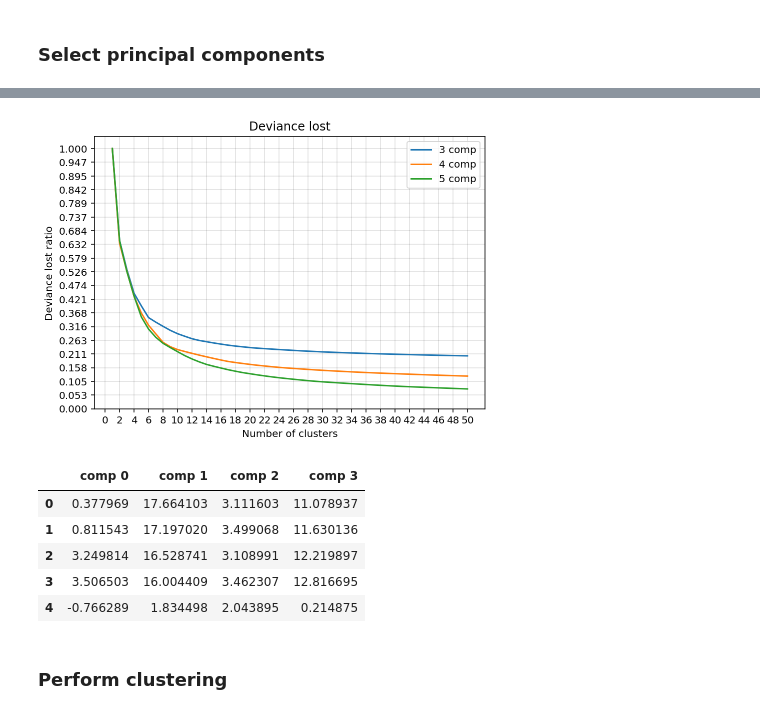
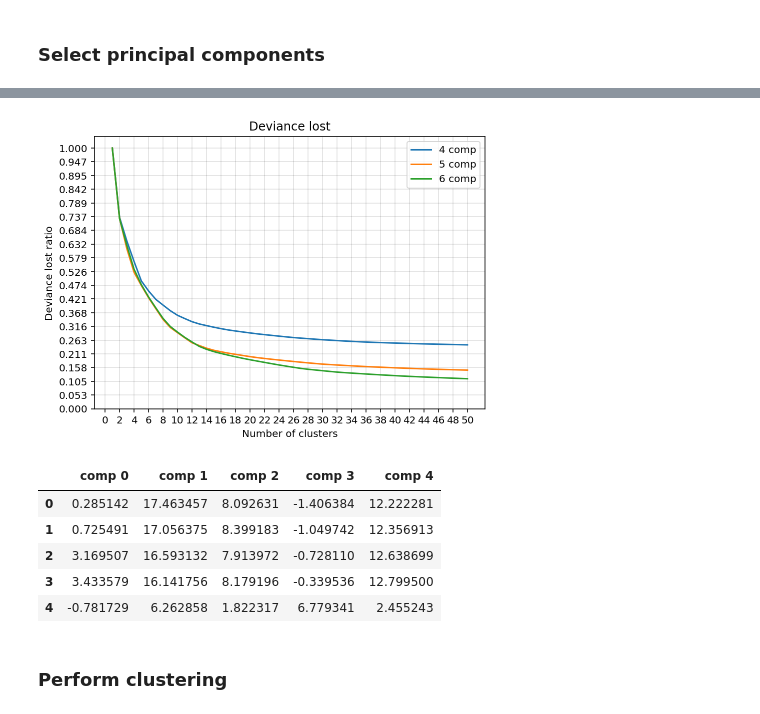
Before and after one commit to GuidoDC97/IE, a Jupyter notebook: Esercizio 3 Web Server/Workload Characterization/WebServer_WC.ipynb, the cells around one changed output, grey strips where cells are left out. Drawn from its saved outputs; the diff is of its cells as text; code cells hidden in the pictures.

```diff
--- a/Esercizio 3 Web Server/Workload Characterization/WebServer_WC.ipynb
+++ b/Esercizio 3 Web Server/Workload Characterization/WebServer_WC.ipynb
@@ -247,8 +262,8 @@ df_no_outlier = df_high.copy()
 #### Remove nominal columns
 # %%
 # df_high_pre = df_high.select_dtypes(include=['int64']).copy().drop(columns=['timeStamp', 'grpThreads', 'allThreads', 'Connect', 'Latency'])
-df_high_pre = df_no_outlier.select_dtypes(include=['int64']).copy().drop(columns=['timeStamp', 'grpThreads', 'allThreads'])
-# df_high_pre = df_no_outlier.select_dtypes(include=['int64']).copy().drop(columns=['timeStamp'])
+# df_high_pre = df_no_outlier.select_dtypes(include=['int64']).copy().drop(columns=['timeStamp', 'grpThreads', 'allThreads'])
+df_high_pre = df_no_outlier.select_dtypes(include=['int64']).copy().drop(columns=['timeStamp'])
 
 df_high_pre.head()
 # %% [output]
@@ -389,8 +408,8 @@ plt.show()
 # %%
 dev_tot = df_high_pre.sub(df_high_pre.mean()).pow(2).sum().sum()
 
-nmin_comp = 3
-nmax_comp = 5
+nmin_comp = 4
+nmax_comp = 6
 n_comp = nmax_comp-nmin_comp+1
 
 nmax_cluster = 50
@@ -437,7 +456,7 @@ if(not os.path.isfile(filepath)):
             dev_inter_ratio = dev_inter/dev_pca
             dev_lost = 1 - dev_inter_ratio * dev_pca_ratio
 
-            array_dev_lost[j-1][i-n_comp] = dev_lost
+            array_dev_lost[j-1][i-n_comp-1] = dev_lost
 
 #             print(array_dev_lost)
     with open (filepath, 'wb') as fp:
@@ -459,40 +474,40 @@ HBox(children=(IntProgress(value=0, description='inner loop', max=50, style=Prog
 # %%
 x = np.arange(1,nmax_cluster+1)
 
 plt.figure(figsize=(7,5))
 
 for i in range(nmin_comp,nmax_comp+1):
-    y_dev_lost = array_dev_lost[:,i-n_comp]
+    y_dev_lost = array_dev_lost[:,i-n_comp-1]
     plt.plot(x, y_dev_lost)
 
 c = [str(s) for s in range(nmin_comp,nmax_comp+1)]
 c = [s + ' comp' for s in c]
 
 plt.title('Deviance lost')
 plt.ylabel('Deviance lost ratio')
 plt.xlabel('Number of clusters')
 plt.xticks(np.arange(0,nmax_cluster+1,2))
 plt.yticks(np.linspace(0,y_dev_lost.max(),20))
 plt.grid(color='k', linestyle='-', linewidth=0.1)
 plt.legend(c)
 plt.show()
 # %% [output]
-[figure, old version]
+[figure, new version]
 # %%
 # 4 - 8
 # 4 - 10
 # 3 - 8 -> bella
 # %%
-n_comp = 4
+n_comp = 5
 df_high_to_cluster = df_high_pca.iloc[:,0:n_comp]
 df_high_to_cluster.head()
 # %% [output]
-|  | comp 0 | comp 1 | comp 2 | comp 3 |
-| 0 | 0.377969 | 17.664103 | 3.111603 | 11.078937 |
-| 1 | 0.811543 | 17.197020 | 3.499068 | 11.630136 |
-| 2 | 3.249814 | 16.528741 | 3.108991 | 12.219897 |
-| 3 | 3.506503 | 16.004409 | 3.462307 | 12.816695 |
-| 4 | -0.766289 | 1.834498 | 2.043895 | 0.214875 |
+|  | comp 0 | comp 1 | comp 2 | comp 3 | comp 4 |
+| 0 | 0.285142 | 17.463457 | 8.092631 | -1.406384 | 12.222281 |
+| 1 | 0.725491 | 17.056375 | 8.399183 | -1.049742 | 12.356913 |
+| 2 | 3.169507 | 16.593132 | 7.913972 | -0.728110 | 12.638699 |
+| 3 | 3.433579 | 16.141756 | 8.179196 | -0.339536 | 12.799500 |
+| 4 | -0.781729 | 6.262858 | 1.822317 | 6.779341 | 2.455243 |
 # %% [markdown]
 ### Perform clustering
 # %%
```
Also changed, not shown: parts of 62 cells of this notebook, 6 other files.
